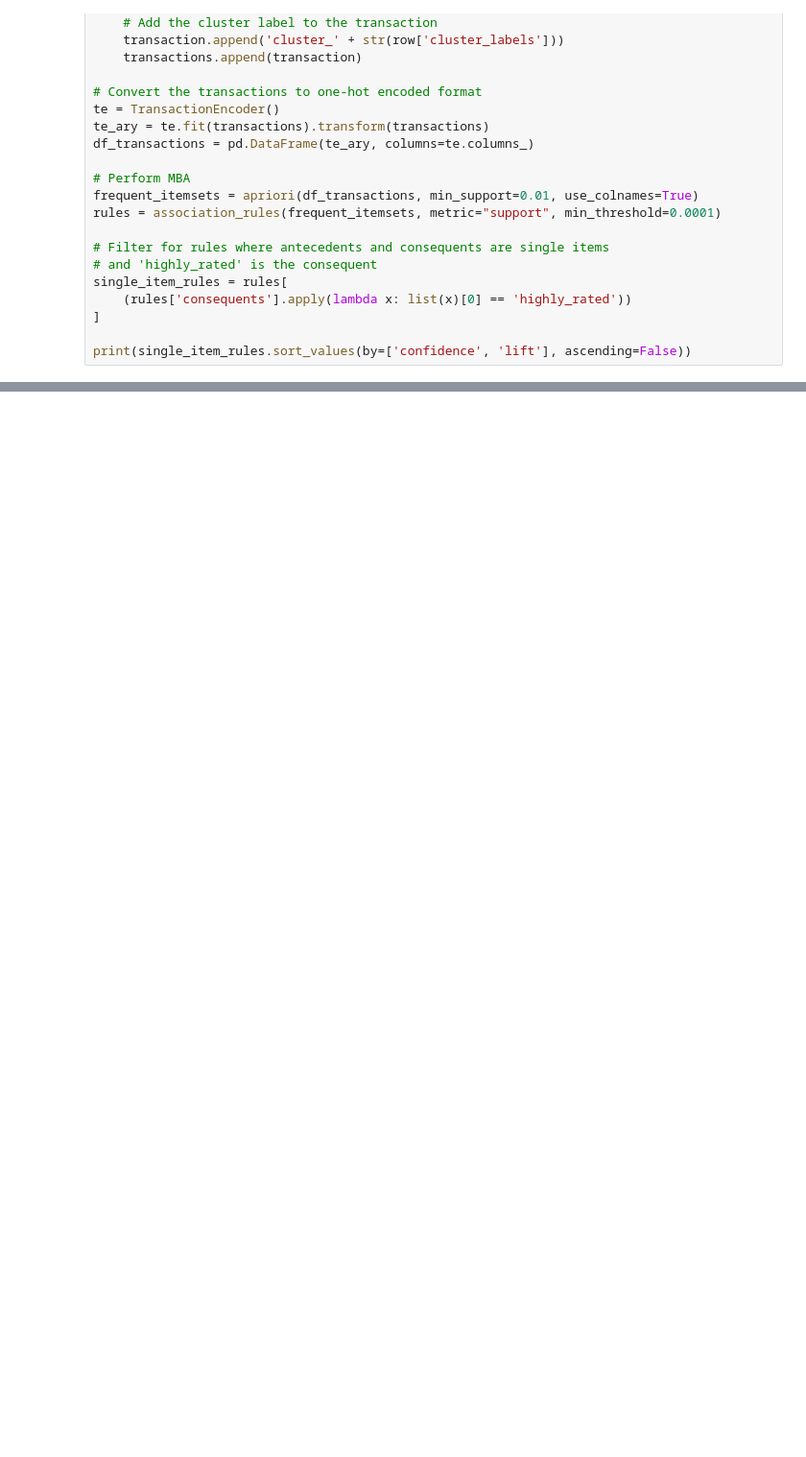
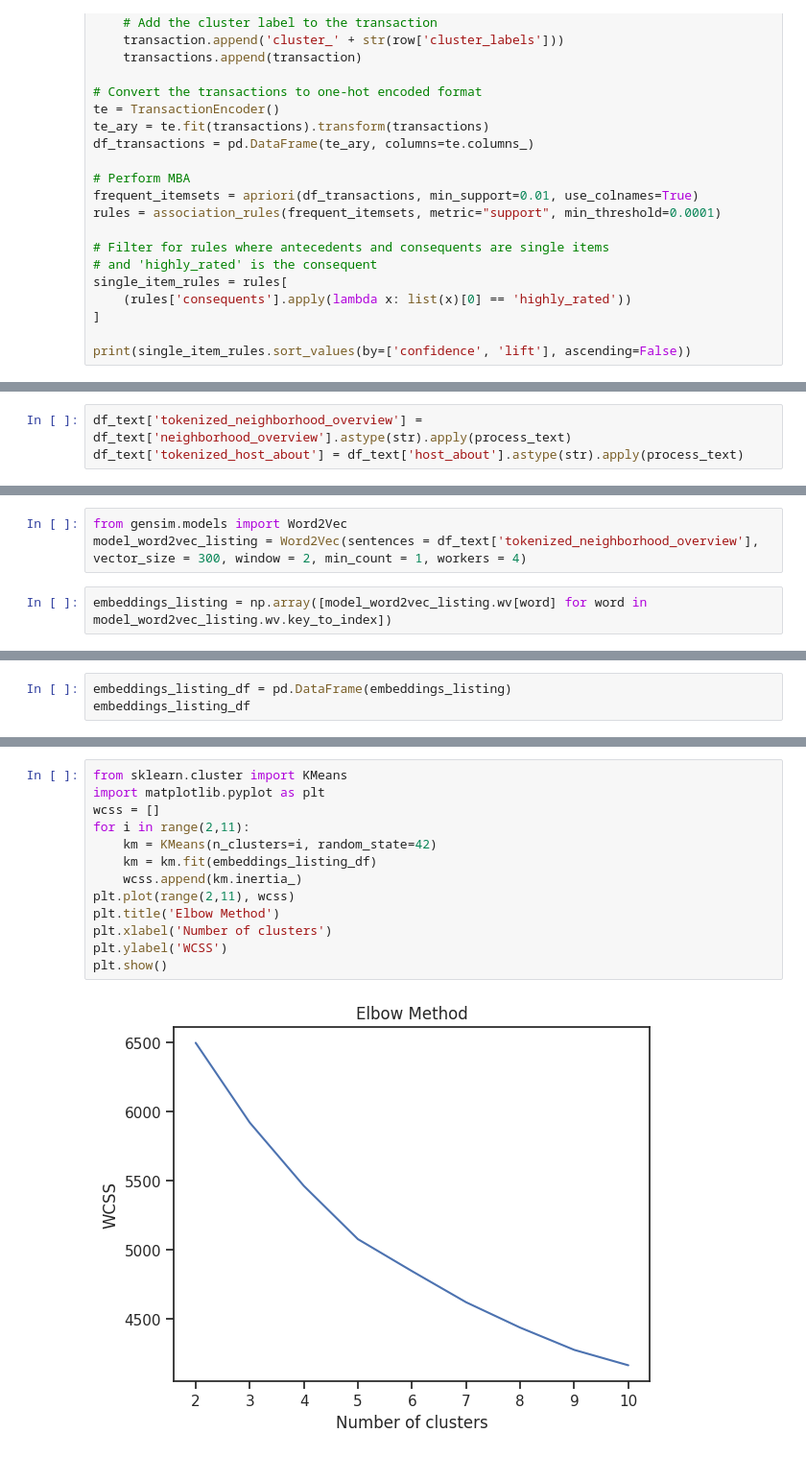
Before and after one commit to YanqiS/BA820-Project, a Jupyter notebook: 820 project coding.ipynb, the cells around one changed output, grey strips where cells are left out. Shown at 96% size. Saved outputs shown, nothing was run; the diff lists cells and outputs as text; blank space fills up the shorter version.

Commit message:
Add text preprocess

```diff
--- a/820 project coding.ipynb
+++ b/820 project coding.ipynb
@@ -896,0 +1035,3 @@ print(single_item_rules.sort_values(by=['confidence', 'lift'], ascending=False))
+# %%
+df_text['tokenized_neighborhood_overview'] = df_text['neighborhood_overview'].astype(str).apply(process_text)
+df_text['tokenized_host_about'] = df_text['host_about'].astype(str).apply(process_text)
@@ -896,0 +1071,5 @@ print(single_item_rules.sort_values(by=['confidence', 'lift'], ascending=False))
+# %%
+from gensim.models import Word2Vec
+model_word2vec_listing = Word2Vec(sentences = df_text['tokenized_neighborhood_overview'], vector_size = 300, window = 2, min_count = 1, workers = 4)
+# %%
+embeddings_listing = np.array([model_word2vec_listing.wv[word] for word in model_word2vec_listing.wv.key_to_index])
@@ -896,0 +1096,3 @@ print(single_item_rules.sort_values(by=['confidence', 'lift'], ascending=False))
+# %%
+embeddings_listing_df = pd.DataFrame(embeddings_listing)
+embeddings_listing_df
@@ -896,0 +1113,15 @@ print(single_item_rules.sort_values(by=['confidence', 'lift'], ascending=False))
+# %%
+from sklearn.cluster import KMeans
+import matplotlib.pyplot as plt
+wcss = []
+for i in range(2,11):
+    km = KMeans(n_clusters=i, random_state=42)
+    km = km.fit(embeddings_listing_df)
+    wcss.append(km.inertia_)
+plt.plot(range(2,11), wcss)
+plt.title('Elbow Method')
+plt.xlabel('Number of clusters')
+plt.ylabel('WCSS')
+plt.show()
+# %% [output]
+[figure, added]
```
Also changed, not shown: parts of 22 cells of this notebook, 1 other file.
